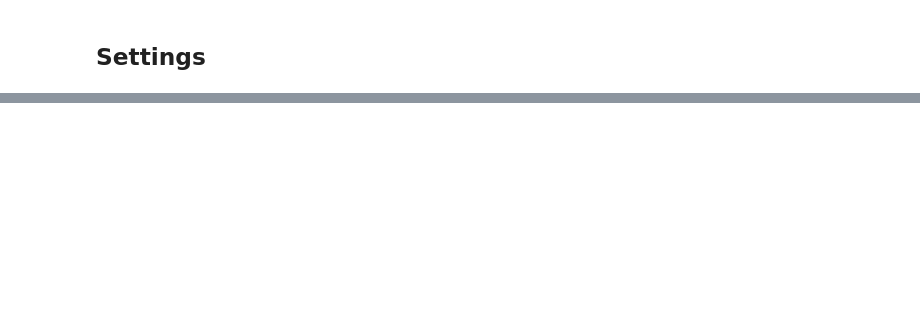
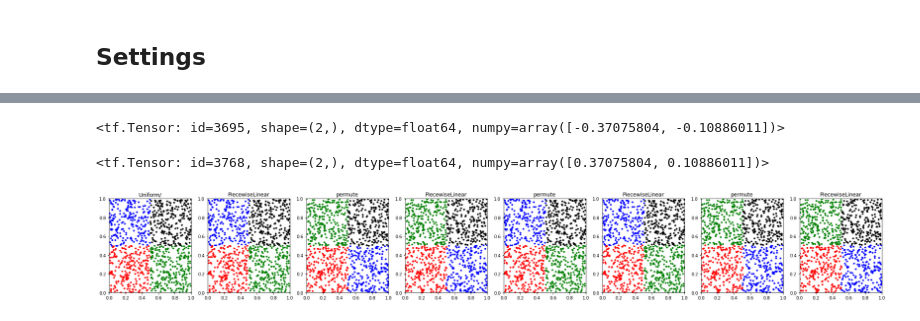
Before and after one commit to matteoettam09/i-flow, a Jupyter notebook: bijector.ipynb, the cells around one changed output, grey strips where cells are left out. Saved outputs shown, nothing was run; the diff lists cells and outputs as text; code cells hidden in the pictures; blank space fills up the shorter version.

Commit message:
Get plots created and get the PiecewiseLinear to work with arbitrary batches. Need to figure out when sometimes running through the forward and then the reverse does not give the input

```diff
--- a/bijector.ipynb
+++ b/bijector.ipynb
@@ -22,6 +17,6 @@ NP_DTYPE=np.float32
 # %%
 # randomly assign unnormalized values to piecewise PDF, here we will be using a total of 6 dimensions (|B|=3)
-QMat = np.random.rand(3,5)
+QMat = np.random.rand(1,5)
 # normalize the piecewise PDF such that the integral is 1
 QMat = tf.nn.softmax(QMat)
 # Insert a 0 to the beginning to match the size to the bin array
@@ -320,0 +459,49 @@ array([[0.30461836, 0.13723821, 0.19126584, 0.1497618 , 0.21711578],
+# %%
+test._forward_log_det_jacobian(np.array([[0.1,0.2,0.3,0.4,0.5,0.6],[0.6,0.5,0.4,0.3,0.2,0.1]]).reshape(2,6))
+# %% [output]
+<tf.Tensor: id=3695, shape=(2,), dtype=float64, numpy=array([-0.37075804, -0.10886011])>
+# %%
+test._inverse_log_det_jacobian(forward)
+# %% [output]
+<tf.Tensor: id=3768, shape=(2,), dtype=float64, numpy=array([0.37075804, 0.10886011])>
+# %%
+bijectors = []
+
+for i in range(4):
+    bijectors.append(PiecewiseLinear(2,1,5,layer_id=i))
+    bijectors.append(tfb.Permute(permutation=[1,0]))
+
+# Discard the last Permute layer
+test_bijector = tfb.Chain(list(reversed(bijectors[:-1])))
+# %%
+base_dist = tfd.Uniform(low=[0.0,0.0],high=[1.0,1.0])
+dist = tfd.TransformedDistribution(
+    distribution=base_dist,
+    bijector=test_bijector,
+)
+# %%
+x = base_dist.sample(1000)
+samples = [x]
+names = [base_dist.name]
+for bijector in reversed(dist.bijector.bijectors):
+    x = bijector.forward(x)
+    samples.append(x)
+    names.append(bijector.name)
+# %%
+f, arr = plt.subplots(1, len(samples), figsize=(4*len(samples),4))
+X0 = samples[0].numpy()
+for i in range(len(samples)):
+    X1 = samples[i].numpy()
+    idx = np.logical_and(X0[:,0] < 0.5, X0[:,1] < 0.5)
+    arr[i].scatter(X1[idx, 0], X1[idx, 1], s=10, color='red')
+    idx = np.logical_and(X0[:, 0] > 0.5, X0[:, 1] < 0.5)
+    arr[i].scatter(X1[idx, 0], X1[idx, 1], s=10, color='green')
+    idx = np.logical_and(X0[:, 0] < 0.5, X0[:, 1] > 0.5)
+    arr[i].scatter(X1[idx, 0], X1[idx, 1], s=10, color='blue')
+    idx = np.logical_and(X0[:, 0] > 0.5, X0[:, 1] > 0.5)
+    arr[i].scatter(X1[idx, 0], X1[idx, 1], s=10, color='black')
+    arr[i].set_xlim([0, 1])
+    arr[i].set_ylim([0, 1])
+    arr[i].set_title(names[i])
+# %% [output]
+[figure, added]
```
Also changed, not shown: parts of 28 cells of this notebook.
